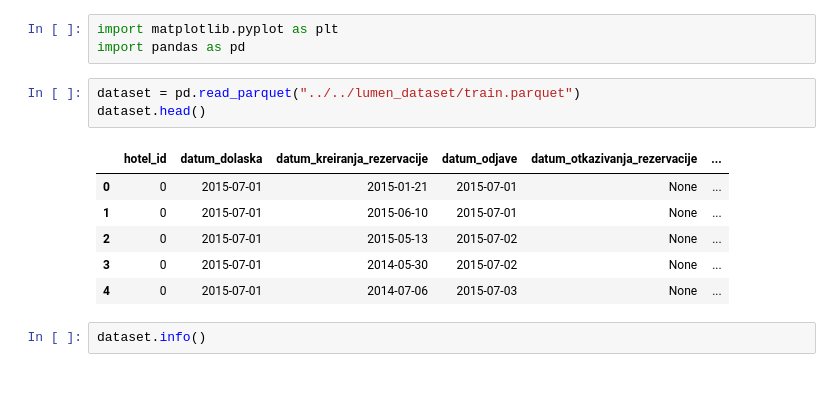
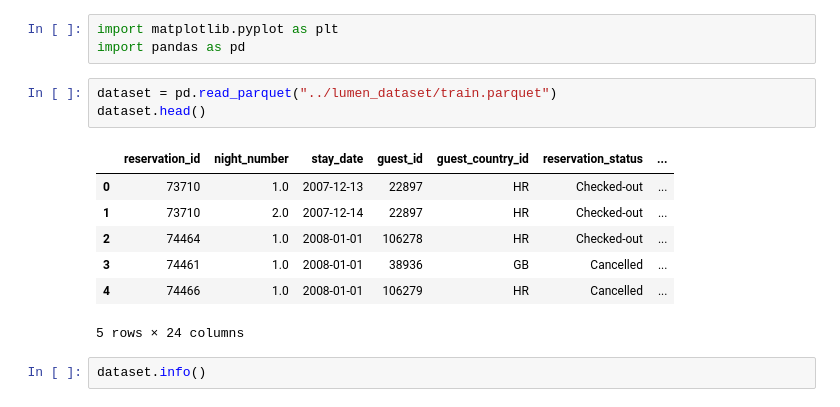
Before and after one commit to usernamenenad/Lumen, a Jupyter notebook: src/dataVisualization.ipynb, the cells around one changed output. Cells and saved outputs as stored; diff of their text form.

```diff
--- a/src/dataVisualization.ipynb
+++ b/src/dataVisualization.ipynb
@@ -2,15 +2,16 @@
 import matplotlib.pyplot as plt
 import pandas as pd
 # %%
-dataset = pd.read_parquet("../../lumen_dataset/train.parquet")
+dataset = pd.read_parquet("../lumen_dataset/train.parquet")
 dataset.head()
 # %% [output]
-|  | hotel_id | datum_dolaska | datum_kreiranja_rezervacije | datum_odjave | datum_otkazivanja_rezervacije | ... |
-| 0 | 0 | 2015-07-01 | 2015-01-21 | 2015-07-01 | None | ... |
-| 1 | 0 | 2015-07-01 | 2015-06-10 | 2015-07-01 | None | ... |
-| 2 | 0 | 2015-07-01 | 2015-05-13 | 2015-07-02 | None | ... |
-| 3 | 0 | 2015-07-01 | 2014-05-30 | 2015-07-02 | None | ... |
-| 4 | 0 | 2015-07-01 | 2014-07-06 | 2015-07-03 | None | ... |
+|  | reservation_id | night_number | stay_date | guest_id | guest_country_id | reservation_status | ... |
+| 0 | 73710 | 1.0 | 2007-12-13 | 22897 | HR | Checked-out | ... |
+| 1 | 73710 | 2.0 | 2007-12-14 | 22897 | HR | Checked-out | ... |
+| 2 | 74464 | 1.0 | 2008-01-01 | 106278 | HR | Checked-out | ... |
+| 3 | 74461 | 1.0 | 2008-01-01 | 38936 | GB | Cancelled | ... |
+| 4 | 74466 | 1.0 | 2008-01-01 | 106279 | HR | Cancelled | ... |
+5 rows × 24 columns
 # %%
 dataset.info()
 # %% [output]
```
Also changed, not shown: 2 other files.
